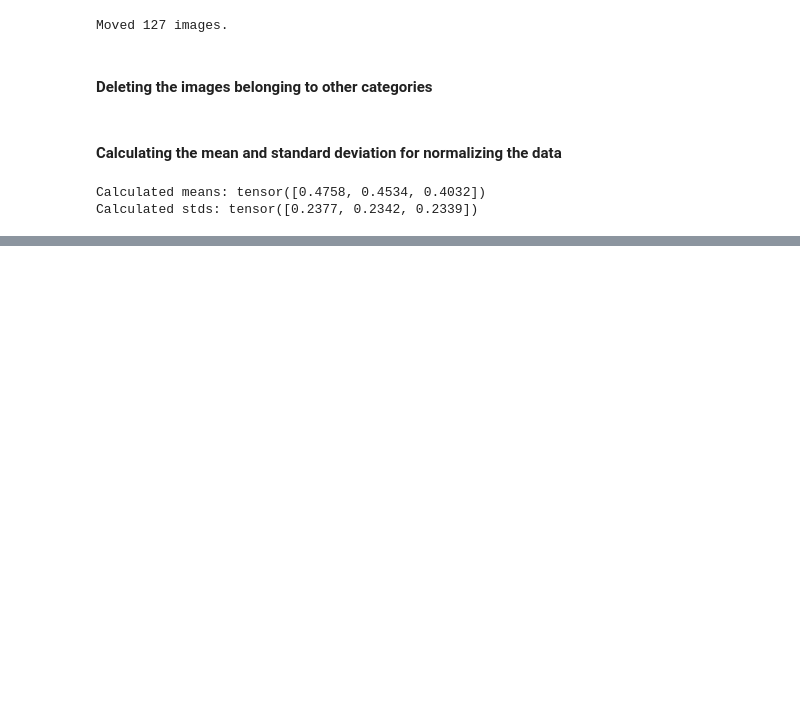
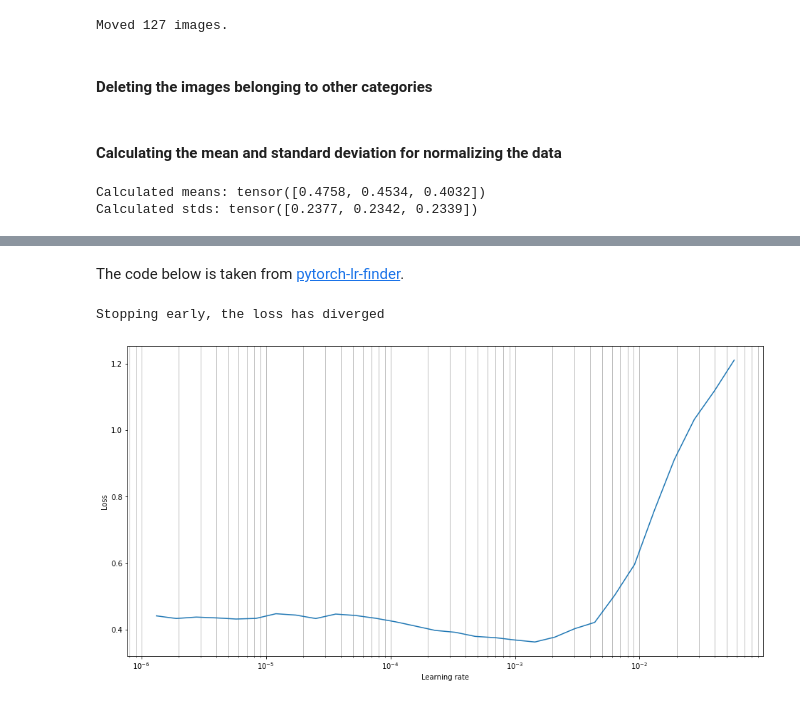
Before and after one commit to ShardulJ/Dog_Breed_Classification, a Jupyter notebook: Assignment.ipynb, the cells around one changed output, grey strips where cells are left out. Cells and saved outputs as stored; diff of their text form; code cells hidden in the pictures; blank space fills up the shorter version.

Commit message:
model done

```diff
--- a/Assignment.ipynb
+++ b/Assignment.ipynb
@@ -137,0 +374,2 @@ Calculated stds: tensor([0.2377, 0.2342, 0.2339])
+# %%
+model.load_state_dict(pretrained_model.state_dict())
@@ -137,0 +389,13 @@ Calculated stds: tensor([0.2377, 0.2342, 0.2339])
+# %%
+START_LR = 1e-7
+
+optimizer = optim.Adam(model.parameters(), lr=START_LR)
+
+device = torch.device('cpu')
+
+criterion = nn.CrossEntropyLoss()
+
+model = model.to(device)
+criterion = criterion.to(device)
+# %% [markdown]
+The code below is taken from [pytorch-lr-finder](https://github.com/davidtvs/pytorch-lr-finder).
@@ -137,0 +498,30 @@ Calculated stds: tensor([0.2377, 0.2342, 0.2339])
+# %%
+END_LR = 10
+NUM_ITER = 50
+
+lr_finder = LRFinder(model, optimizer, criterion, device)
+lrs, losses = lr_finder.range_test(train_iterator, END_LR, NUM_ITER)
+# %% [output]
+Stopping early, the loss has diverged
+# %%
+def plot_lr_finder(lrs, losses, skip_start = 5, skip_end = 5):
+
+    if skip_end == 0:
+        lrs = lrs[skip_start:]
+        losses = losses[skip_start:]
+    else:
+        lrs = lrs[skip_start:-skip_end]
+        losses = losses[skip_start:-skip_end]
+
+    fig = plt.figure(figsize = (16,8))
+    ax = fig.add_subplot(1,1,1)
+    ax.plot(lrs, losses)
+    ax.set_xscale('log')
+    ax.set_xlabel('Learning rate')
+    ax.set_ylabel('Loss')
+    ax.grid(True, 'both', 'x')
+    plt.show()
+# %%
+plot_lr_finder(lrs, losses, skip_start = 5, skip_end = 5)
+# %% [output]
+[figure, added]
```
Also changed, not shown: parts of 29 cells of this notebook.
